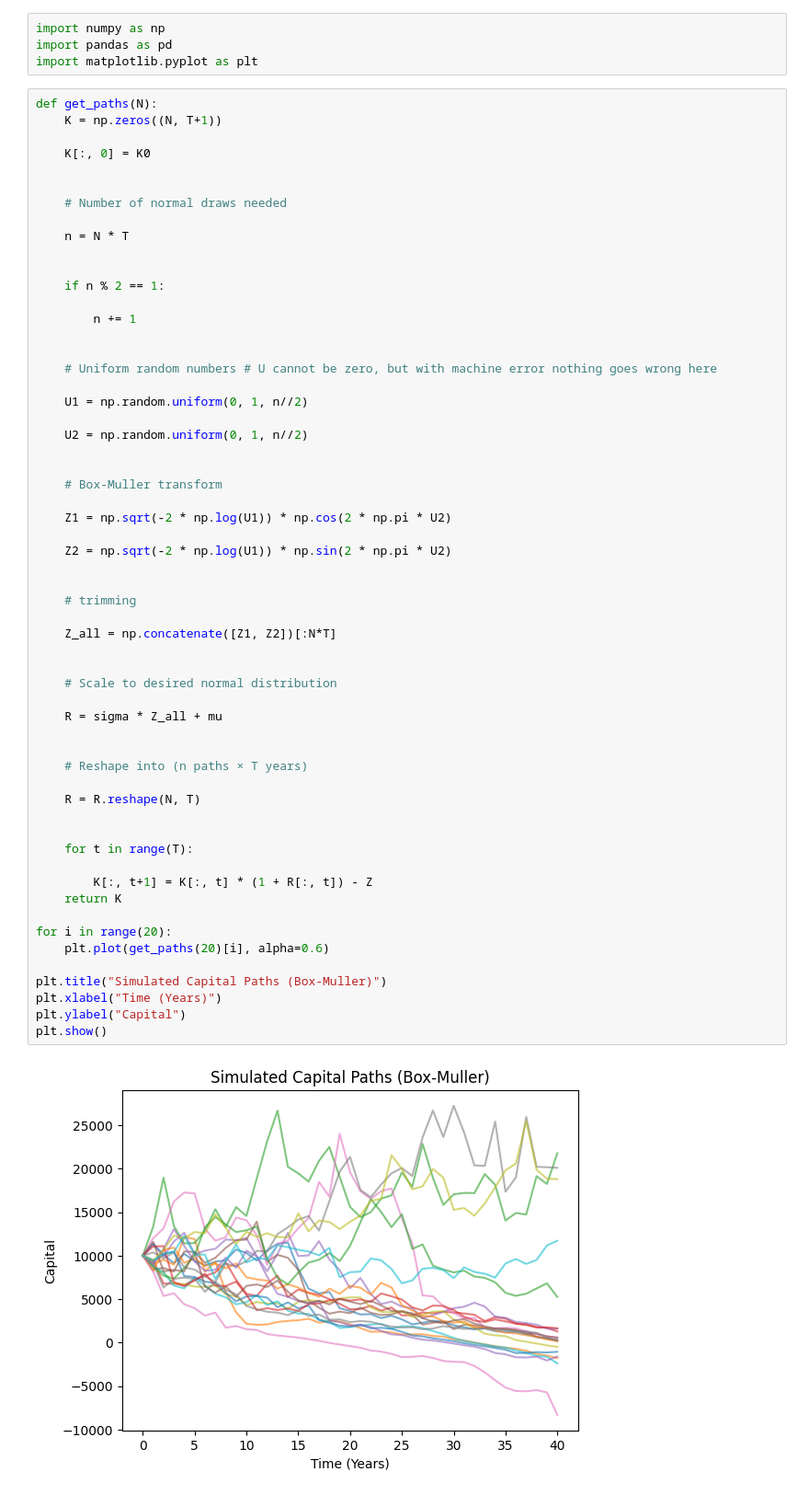
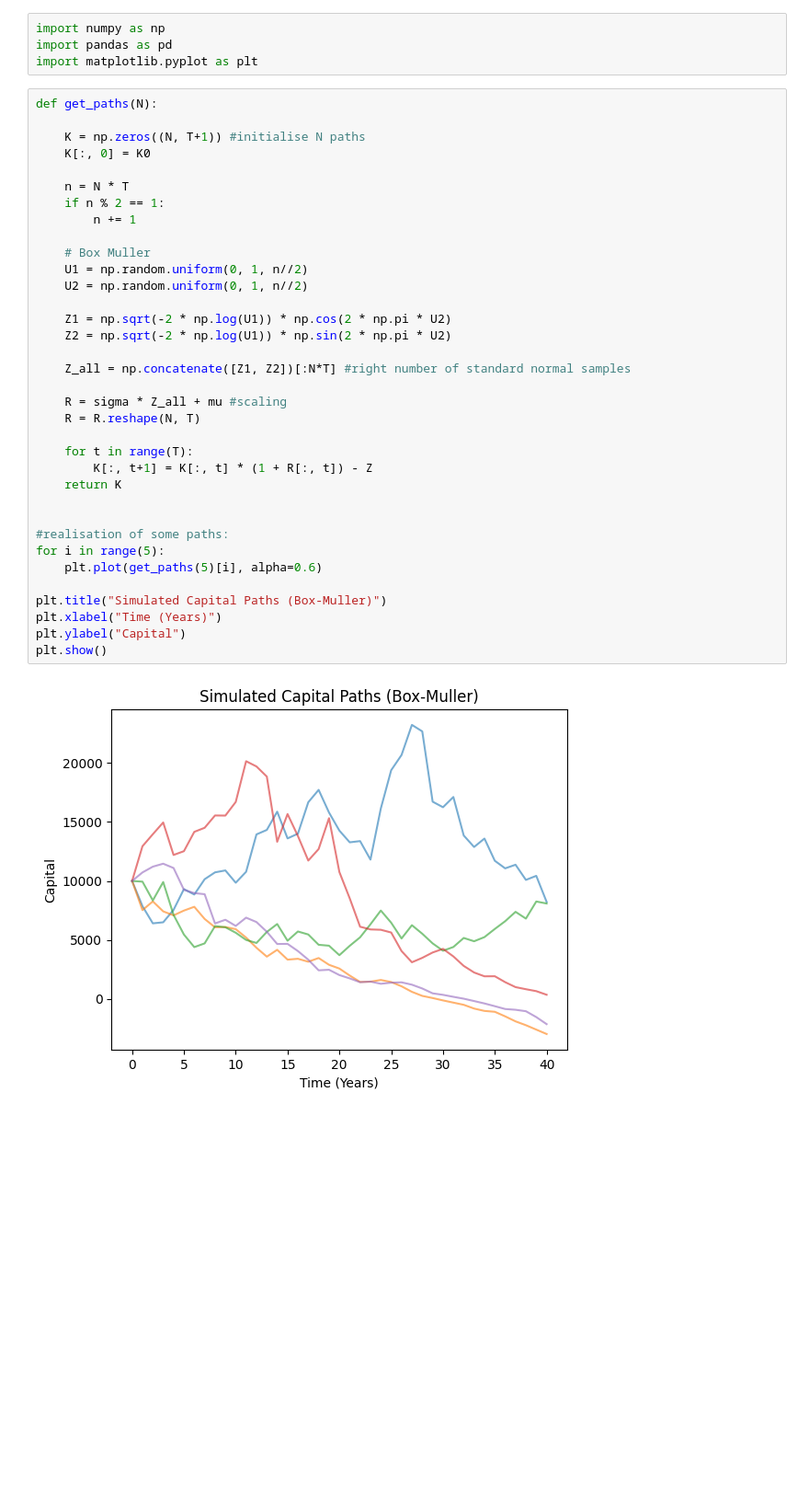
Before and after one commit to tim901225pn-ui/ConteCarlo, a Jupyter notebook: Untitled-1.ipynb, the cells around one changed output. Shown at 92% size. Drawn from its saved outputs; the diff is of its cells as text; blank space fills up the shorter version.

```diff
--- a/Untitled-1.ipynb
+++ b/Untitled-1.ipynb
@@ -10,62 +10,39 @@ import pandas as pd
 import matplotlib.pyplot as plt
 # %%
 def get_paths(N):
-    K = np.zeros((N, T+1))
 
+    K = np.zeros((N, T+1)) #initialise N paths
     K[:, 0] = K0
 
-
-    # Number of normal draws needed
-
     n = N * T
-
-
     if n % 2 == 1:
-
         n += 1
 
-
-    # Uniform random numbers # U cannot be zero, but with machine error nothing goes wrong here
-
+    # Box Muller
     U1 = np.random.uniform(0, 1, n//2)
-
     U2 = np.random.uniform(0, 1, n//2)
 
-
-    # Box-Muller transform
-
     Z1 = np.sqrt(-2 * np.log(U1)) * np.cos(2 * np.pi * U2)
-
     Z2 = np.sqrt(-2 * np.log(U1)) * np.sin(2 * np.pi * U2)
 
+    Z_all = np.concatenate([Z1, Z2])[:N*T] #right number of standard normal samples
 
-    # trimming
-
-    Z_all = np.concatenate([Z1, Z2])[:N*T]
-
-
-    # Scale to desired normal distribution
-
-    R = sigma * Z_all + mu
-
-
-    # Reshape into (n paths × T years)
-
+    R = sigma * Z_all + mu #scaling
     R = R.reshape(N, T)
 
-
     for t in range(T):
-
         K[:, t+1] = K[:, t] * (1 + R[:, t]) - Z
     return K
 
-for i in range(20):
-    plt.plot(get_paths(20)[i], alpha=0.6)
+
+#realisation of some paths:
+for i in range(5):
+    plt.plot(get_paths(5)[i], alpha=0.6)
 
 plt.title("Simulated Capital Paths (Box-Muller)")
 plt.xlabel("Time (Years)")
 plt.ylabel("Capital")
 plt.show()
 # %% [output]
-[figure, old version]
+[figure, new version]
 # %%
```
Also changed, not shown: parts of 2 cells of this notebook.
